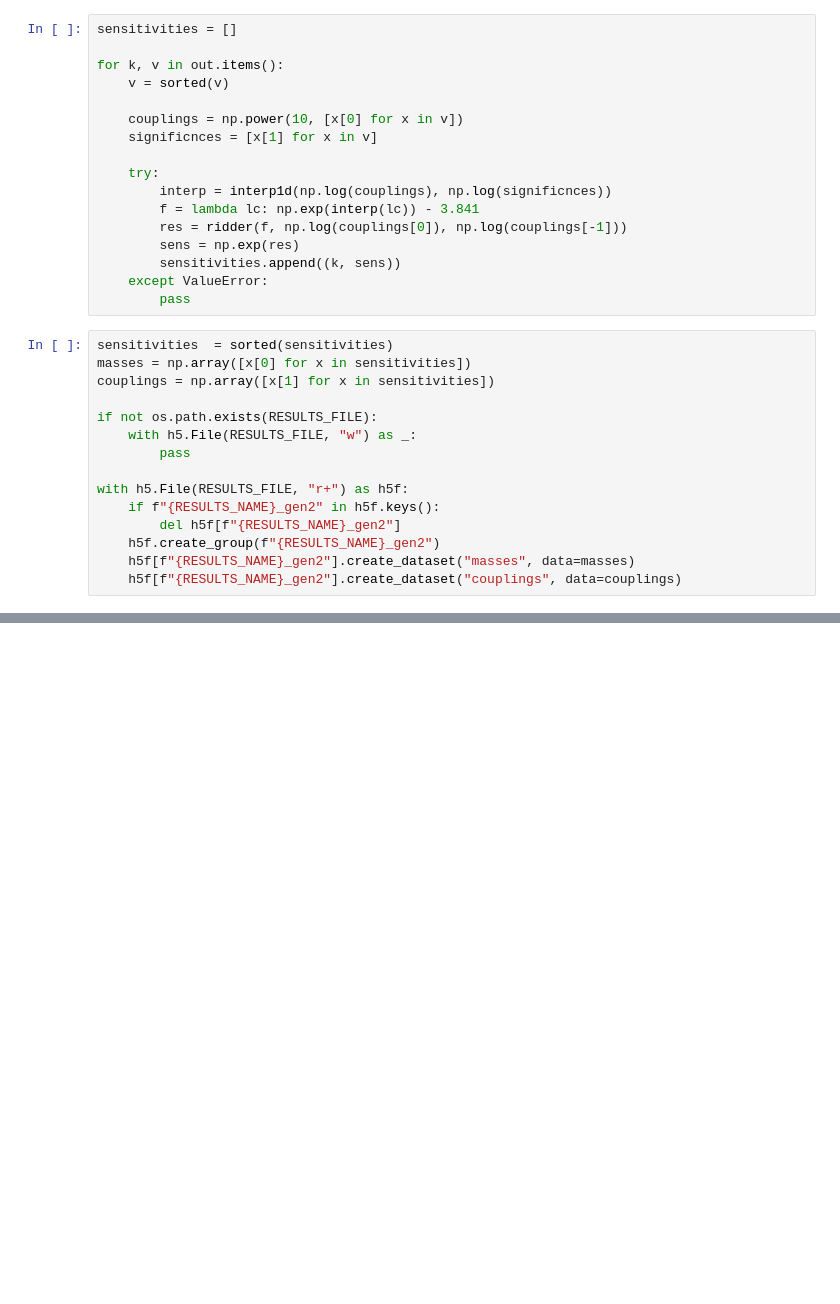
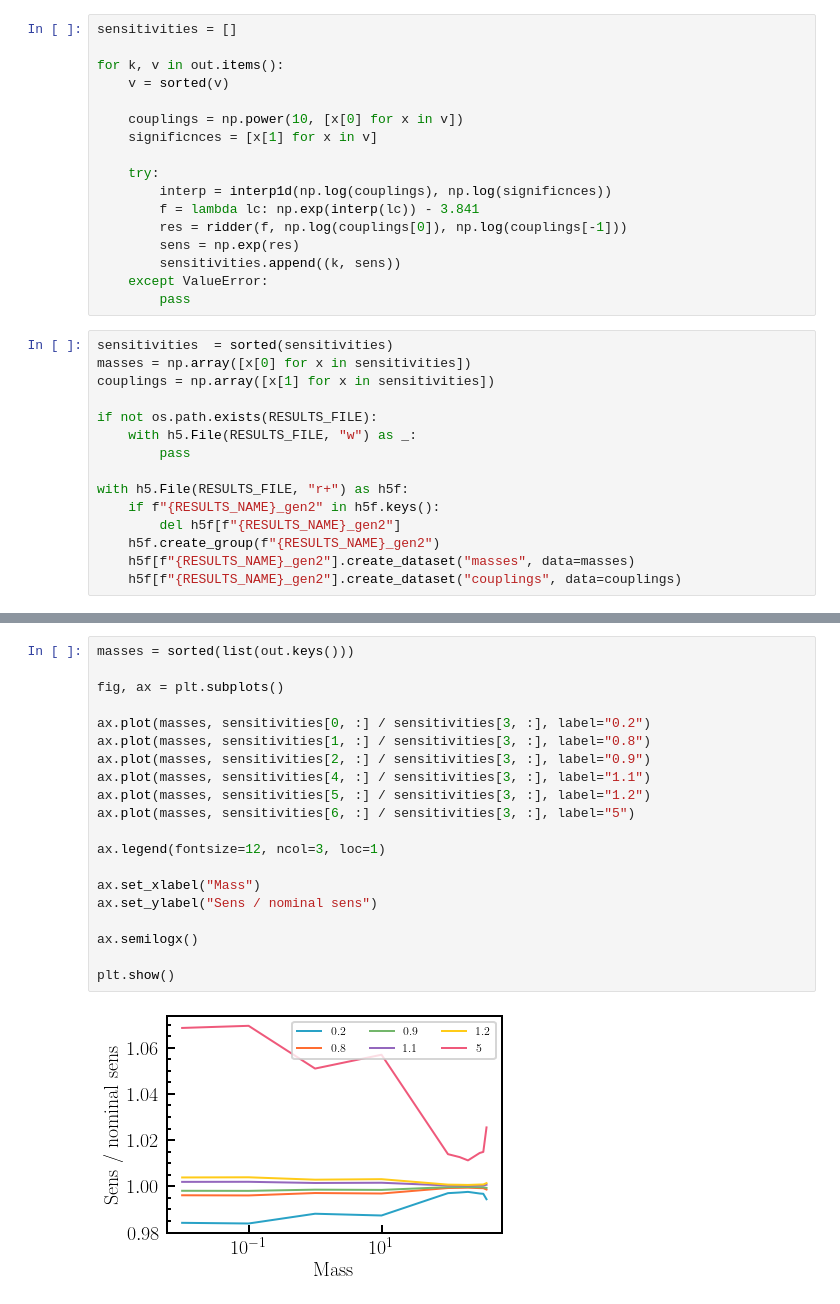
Before and after one commit to jlazar17/NuTel_SNe_BSM, a Jupyter notebook: examples/analysis.ipynb, the cells around one changed output, grey strips where cells are left out. Saved outputs shown, nothing was run; the diff lists cells and outputs as text; blank space fills up the shorter version.

```diff
--- a/examples/analysis.ipynb
+++ b/examples/analysis.ipynb
@@ -293,0 +838,22 @@ plt.show()
+# %%
+masses = sorted(list(out.keys()))
+
+fig, ax = plt.subplots()
+
+ax.plot(masses, sensitivities[0, :] / sensitivities[3, :], label="0.2")
+ax.plot(masses, sensitivities[1, :] / sensitivities[3, :], label="0.8")
+ax.plot(masses, sensitivities[2, :] / sensitivities[3, :], label="0.9")
+ax.plot(masses, sensitivities[4, :] / sensitivities[3, :], label="1.1")
+ax.plot(masses, sensitivities[5, :] / sensitivities[3, :], label="1.2")
+ax.plot(masses, sensitivities[6, :] / sensitivities[3, :], label="5")
+
+ax.legend(fontsize=12, ncol=3, loc=1)
+
+ax.set_xlabel("Mass")
+ax.set_ylabel("Sens / nominal sens")
+
+ax.semilogx()
+
+plt.show()
+# %% [output]
+[figure, added]
```
Also changed, not shown: parts of 14 cells of this notebook.
